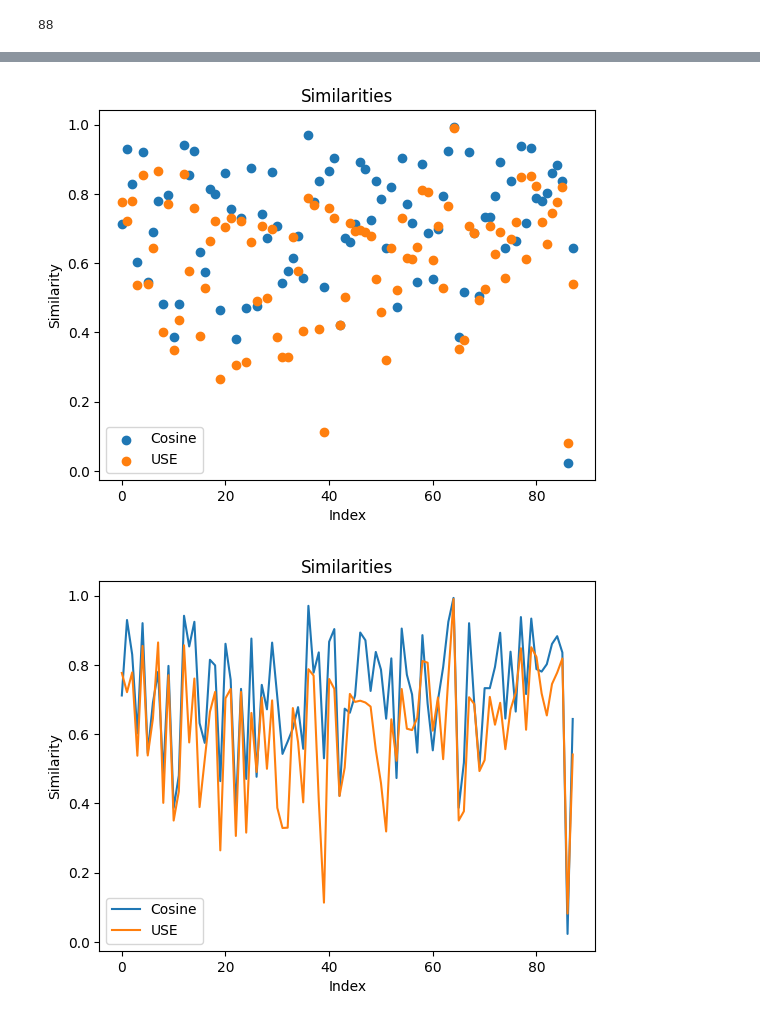
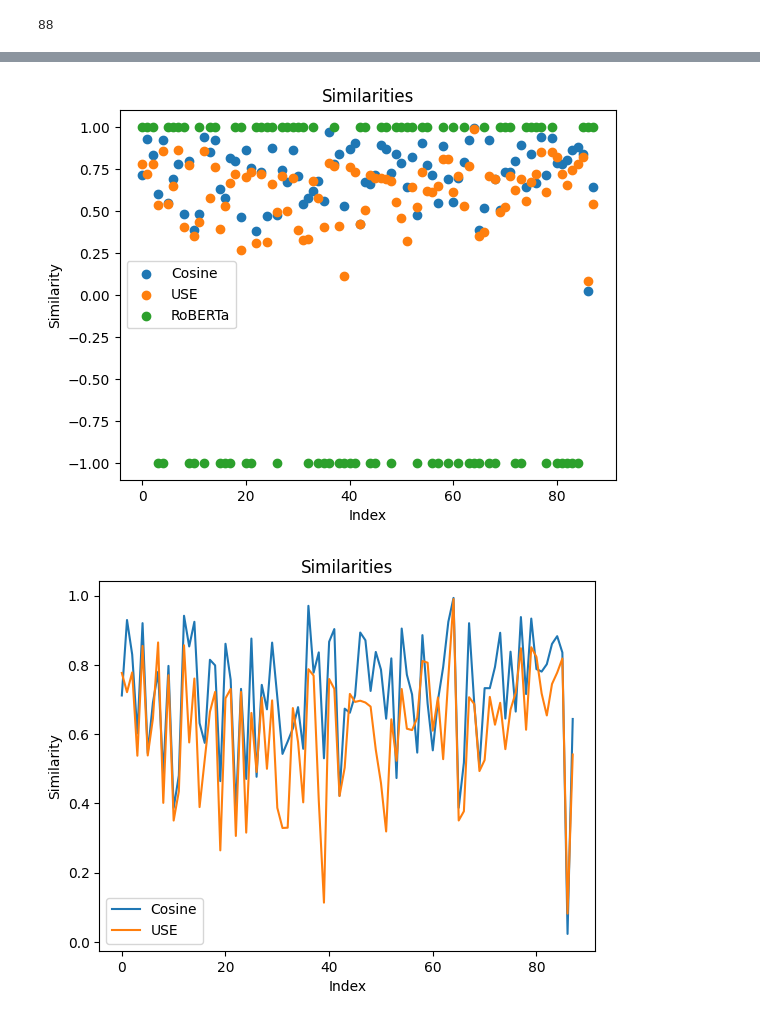
Before and after one commit to Rohit-17ls/Fine-Tuning-LLMs-for-Confidential-Business-Leaks-Identification, a Jupyter notebook: evaluation/Evaluation.ipynb, the cells around one changed output, grey strips where cells are left out. Drawn from its saved outputs; the diff is of its cells as text; code cells hidden in the pictures.

Commit message:
Evaluation of responses generated by LLaMA-2 7B and Falcon 7B models

```diff
--- a/evaluation/Evaluation.ipynb
+++ b/evaluation/Evaluation.ipynb
@@ -61,7 +93,7 @@ len(df)
 88
 # %%
 MODE = 'a'
-fh = open('outputs.csv', MODE)
+fh = open('outputs-llama.csv', MODE)
 writer = csv.writer(fh)
 
 if MODE == 'w':
@@ -177,3 +200,31 @@ def USE_sentence_similarity(sentence1, sentence2):
     similarity = 1 - spatial.distance.cosine(embeddings[0], embeddings[1])
 
     return similarity
+# %%
+# Load pre-trained RoBERTa model and tokenizer
+tokenizer = RobertaTokenizer.from_pretrained("roberta-base")
+roberta_model = RobertaModel.from_pretrained("roberta-base")
+
+def roberta_sentence_similarity(sentence1, sentence2):
+    # Load pre-trained RoBERTa model and tokenizer
+    tokenizer = RobertaTokenizer.from_pretrained("roberta-base")
+    model = RobertaModel.from_pretrained("roberta-base")
+
+    # Tokenize input sentences and convert them to tensors
+    inputs = tokenizer(sentence1, sentence2, return_tensors="pt", padding=True, truncation=True)
+
+    # Forward pass through the model to get sentence embeddings
+    with torch.no_grad():
+        outputs = model(**inputs)
+
+    # Extract sentence embeddings
+    embeddings = outputs.last_hidden_state.mean(dim=1).squeeze().detach().cpu().numpy()
+
+    # Flatten the embeddings to 1-D vectors
+    embedding1 = embeddings[0].flatten()
+    embedding2 = embeddings[1].flatten()
+
+    # Calculate cosine similarity between the embeddings
+    similarity = 1 - spatial.distance.cosine(embedding1, embedding2)
+
+    return similarity
@@ -181,6 +235,7 @@ def USE_sentence_similarity(sentence1, sentence2):
 
 cosine_similarities = []
 USE_similarities = []
+roberta_similarities = []
 
 for i in range(min(len(df), len(target))):
   sentence_1 = df['OUTPUT'].iloc[i]
@@ -191,12 +246,17 @@ for i in range(min(len(df), len(target))):
 
   cosine_similarity = util.cos_sim(embedding_1, embedding_2)
   cosine_similarities.append(cosine_similarity)
+
   USE_similarity = USE_sentence_similarity(sentence_1, sentence_2)
   USE_similarities.append(USE_similarity)
+
+  roberta_similarity = roberta_sentence_similarity(sentence_1, sentence_2)
+  roberta_similarities.append(roberta_similarity)
 
   pprint((i +1,
           sentence_1,
           sentence_2,
           f'COSINE SIMILARITY : {cosine_similarity}',
-          f'USE SENTENCE SIMILARITY : {USE_similarity}'))
+          f'USE SENTENCE SIMILARITY : {USE_similarity}',
+          f'RoBERT SENTENCE SIMILARITY : {roberta_similarity}'))
 # %% [output]
@@ -223,16 +363,18 @@ import matplotlib.pyplot as plt
 x = range(len(cosine_similarities))
 y1 = [cos_sim[0].item() for cos_sim in cosine_similarities]
 y2 = USE_similarities
+y3 = roberta_similarities
 # %%
 plt.title('Similarities')
 plt.xlabel('Index')
 plt.ylabel('Similarity')
 plt.scatter(x, y1)
 plt.scatter(x, y2)
-plt.legend(['Cosine', 'USE'])
+plt.scatter(x, y3)
+plt.legend(['Cosine', 'USE', 'RoBERTa'])
 plt.show()
 # %% [output]
-[figure, old version]
+[figure, new version]
 # %%
 plt.title('Similarities')
 plt.xlabel('Index')
```
Also changed, not shown: parts of 22 cells of this notebook.
